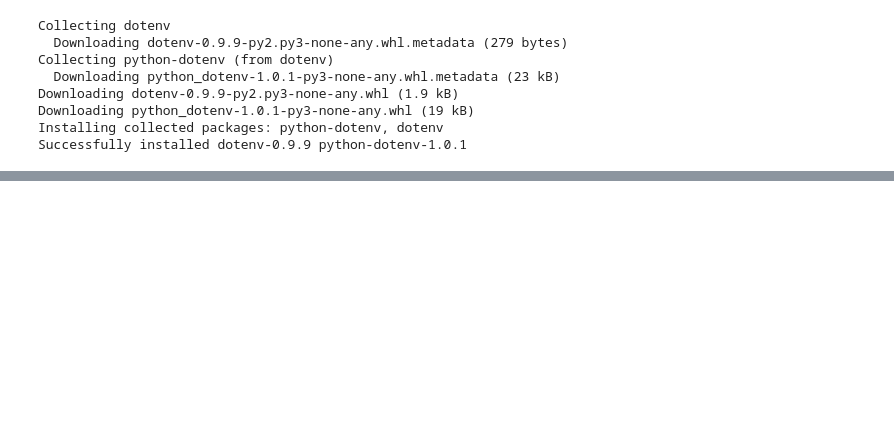
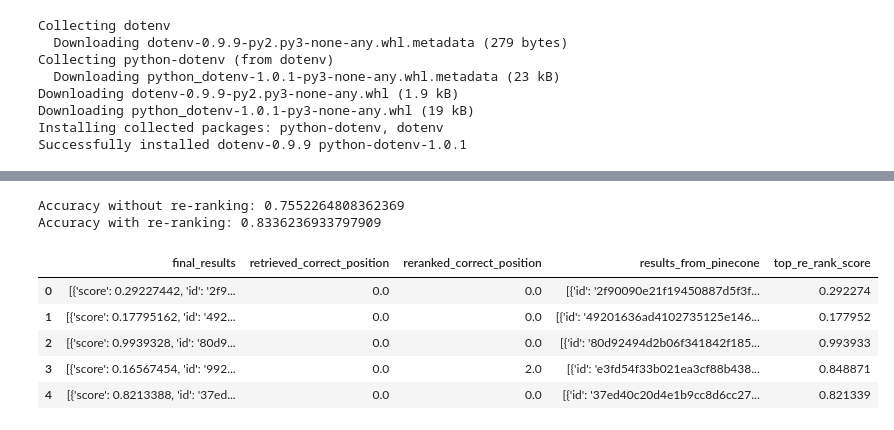
Before and after one commit to Ahmetyldrr/LLM-Models-Pratic, a Jupyter notebook: Chapter2_LLM_de_Anlam_Arayisi.ipynb, the cells around one changed output, grey strips where cells are left out. Drawn from its saved outputs; the diff is of its cells as text; code cells hidden in the pictures; blank space fills up the shorter version.

```diff
--- a/Chapter2_LLM_de_Anlam_Arayisi.ipynb
+++ b/Chapter2_LLM_de_Anlam_Arayisi.ipynb
@@ -34,0 +392,3 @@ print("🔑 OpenAI Key:", os.getenv("OPENAI_API_KEY"))
+# %%
+q_to_hash = {data['question']: my_hash(data['context']) for data in dataset['test']}
+q_to_hash
@@ -34,0 +460,23 @@ print("🔑 OpenAI Key:", os.getenv("OPENAI_API_KEY"))
+# %%
+test_sample = dataset['test']
+# %%
+TOP_K=50
+# %%
+logger.setLevel(logging.CRITICAL)
+
+predictions = []
+
+for question in tqdm(test_sample['question']):
+    r = get_results_from_pinecone(
+        question, top_k=TOP_K, re_rank_model=cross_encoder, correct_hash=q_to_hash[question],
+        verbose=False
+        )
+
+    r['retrieved_correct_position'], r['reranked_correct_position']
+    predictions.append(r)
+    if len(predictions) % 100 == 0:
+        retrieved_accuracy = sum([_['retrieved_correct_position'] == 0 for _ in predictions])/len(predictions)
+        re_ranked_accuracy = sum([_['reranked_correct_position'] == 0 for _ in predictions])/len(predictions)
+
+        print(f'Accuracy without re-ranking: {retrieved_accuracy}')
+        print(f'Accuracy with re-ranking: {re_ranked_accuracy}')
@@ -34,0 +506,21 @@ print("🔑 OpenAI Key:", os.getenv("OPENAI_API_KEY"))
+# %%
+retrieved_accuracy = sum([_['retrieved_correct_position'] == 0 for _ in predictions])/len(predictions)
+re_ranked_accuracy = sum([_['reranked_correct_position'] == 0 for _ in predictions])/len(predictions)
+
+print(f'Accuracy without re-ranking: {retrieved_accuracy}')
+print(f'Accuracy with re-ranking: {re_ranked_accuracy}')
+# %% [output]
+Accuracy without re-ranking: 0.7552264808362369
+Accuracy with re-ranking: 0.8336236933797909
+# %%
+import pandas as pd
+
+predictions_df = pd.DataFrame(predictions)
+predictions_df.head()
+# %% [output]
+|  | final_results | retrieved_correct_position | reranked_correct_position | results_from_pinecone | top_re_rank_score |
+| 0 | [{'score': 0.29227442, 'id': '2f9... | 0.0 | 0.0 | [{'id': '2f90090e21f19450887d5f3f... | 0.292274 |
+| 1 | [{'score': 0.17795162, 'id': '492... | 0.0 | 0.0 | [{'id': '49201636ad4102735125e146... | 0.177952 |
+| 2 | [{'score': 0.9939328, 'id': '80d9... | 0.0 | 0.0 | [{'id': '80d92494d2b06f341842f185... | 0.993933 |
+| 3 | [{'score': 0.16567454, 'id': '992... | 0.0 | 2.0 | [{'id': 'e3fd54f33b021ea3cf88b438... | 0.848871 |
+| 4 | [{'score': 0.8213388, 'id': '37ed... | 0.0 | 0.0 | [{'id': '37ed40c20d4e1b9cc8d6cc27... | 0.821339 |
```
Also changed, not shown: parts of 45 cells of this notebook.
